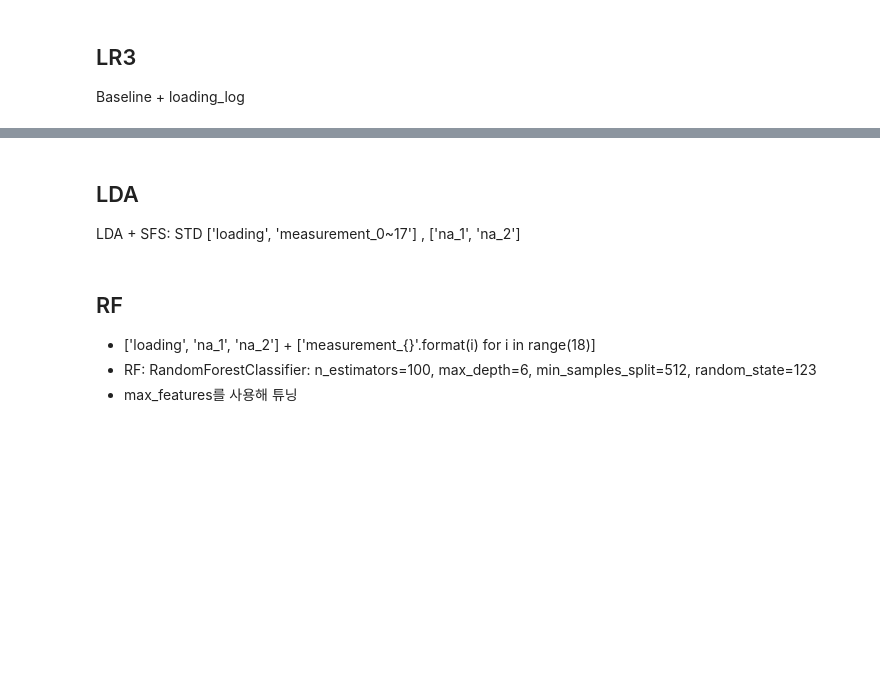
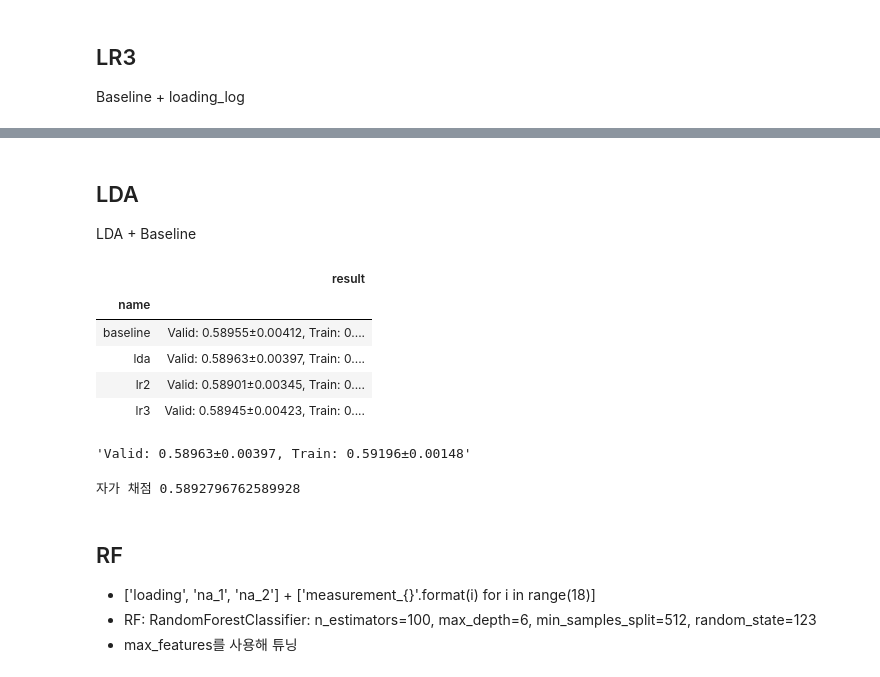
Before and after one commit to sunkusun9/DS_lv3_2506_2, a Jupyter notebook: sec_ds_lv3_prob1_kaggle.ipynb, the cells around one changed output, grey strips where cells are left out. Saved outputs shown, nothing was run; the diff lists cells and outputs as text; code cells hidden in the pictures; blank space fills up the shorter version.

Commit message:
Day2 Kaggle 풀이 part1 올립니다.

```diff
--- a/sec_ds_lv3_prob1_kaggle.ipynb
+++ b/sec_ds_lv3_prob1_kaggle.ipynb
@@ -174,4 +221,12 @@ for train_idx, valid_idx in gkf.split(df_train[X_all], df_train['failure'], grou
 # %%
+from sklearn.model_selection import cross_validate
+from sklearn.compose import ColumnTransformer
+from sklearn.preprocessing import StandardScaler
+from sklearn.pipeline import make_pipeline
+from sklearn.linear_model import LogisticRegression
+from sklearn.metrics import roc_auc_score
+
+s_hist = list()
 def eval_model(model_name, clf):
     """
         모델의 인스턴스를 받아 검증 결과(AUC) 를 구합니다.
@@ -183,8 +238,23 @@ def eval_model(model_name, clf):
         model_name: str, 모델의 이름,
         clf: sklearn object, 모델 인스턴스
     """
-
-    return ""
+    # 1. GroupKFold 검증 - df_train, groups - product_code
+    # 2. df_train 대한 교차검증결과에 대한 AUC를 구합니다.
+    results = cross_validate(
+        clf, df_train[X_all], df_train['failure'], groups = df_train['product_code'], scoring = 'roc_auc',
+        cv = gkf, return_train_score = True
+    )
+    result = "Valid: {:.5f}±{:.5f}, Train: {:.5f}±{:.5f}".format(
+        np.mean(results['test_score']), np.std(results['test_score']),
+        np.mean(results['train_score']), np.std(results['train_score']),
+    )
+    s_hist.append(
+        pd.Series([model_name, result], index = ['name', 'result'])
+    )
+    display(
+        pd.DataFrame(s_hist).groupby('name').last()
+    )
+    return result
 
 # 모델 선택 루틴입니다. (Step 3)
 def select_model(clf):
@@ -198,8 +268,14 @@ def select_model(clf):
     Returns: 1차원 np.ndarray
         예측 결과
     """
-
-    return np.zeros_like(s_kaggle_ans)
+    # 1. 전체 학습데이터(df_train)로 학습을 합니다.
+    clf.fit(df_train[X_all], df_train['failure'])
+    prd = clf.predict_proba(df_test[X_all])[:, 1]
+    pd.DataFrame({
+        'id': df_test.index,
+        'failure': prd
+    }).to_csv('answer6.csv', index = None)
+    return prd
 # %% [markdown]
 # Step2: Baseline 모델을 만듭니다.
 
@@ -242,8 +379,28 @@ Baseline + loading_log
 # %% [markdown]
 ## LDA
 
-LDA + SFS: STD \['loading', 'measurement_0~17'\]
-          , ['na_1', 'na_2'\]
+LDA + Baseline
+# %%
+from sklearn.discriminant_analysis import LinearDiscriminantAnalysis
+ct = ColumnTransformer([
+    ('std', StandardScaler(), ['loading', 'measurement_1', 'measurement_4', 'measurement_14', 'measurement_17']),
+    ('pt', 'passthrough', ['na_1'])
+])
+clf_lda = make_pipeline(ct, LinearDiscriminantAnalysis())
+eval_model('lda', clf_lda)
+# %% [output]
+|  | result |
+| name |  |
+| baseline | Valid: 0.58955±0.00412, Train: 0.... |
+| lda | Valid: 0.58963±0.00397, Train: 0.... |
+| lr2 | Valid: 0.58901±0.00345, Train: 0.... |
+| lr3 | Valid: 0.58945±0.00423, Train: 0.... |
+'Valid: 0.58963±0.00397, Train: 0.59196±0.00148'
+# %%
+prd = select_model(clf_lda)
+print('자가 채점', roc_auc_score(s_kaggle_ans, prd))
+# %% [output]
+자가 채점 0.5892796762589928
 # %% [markdown]
 ## RF
 
```
Also changed, not shown: parts of 17 cells of this notebook.
